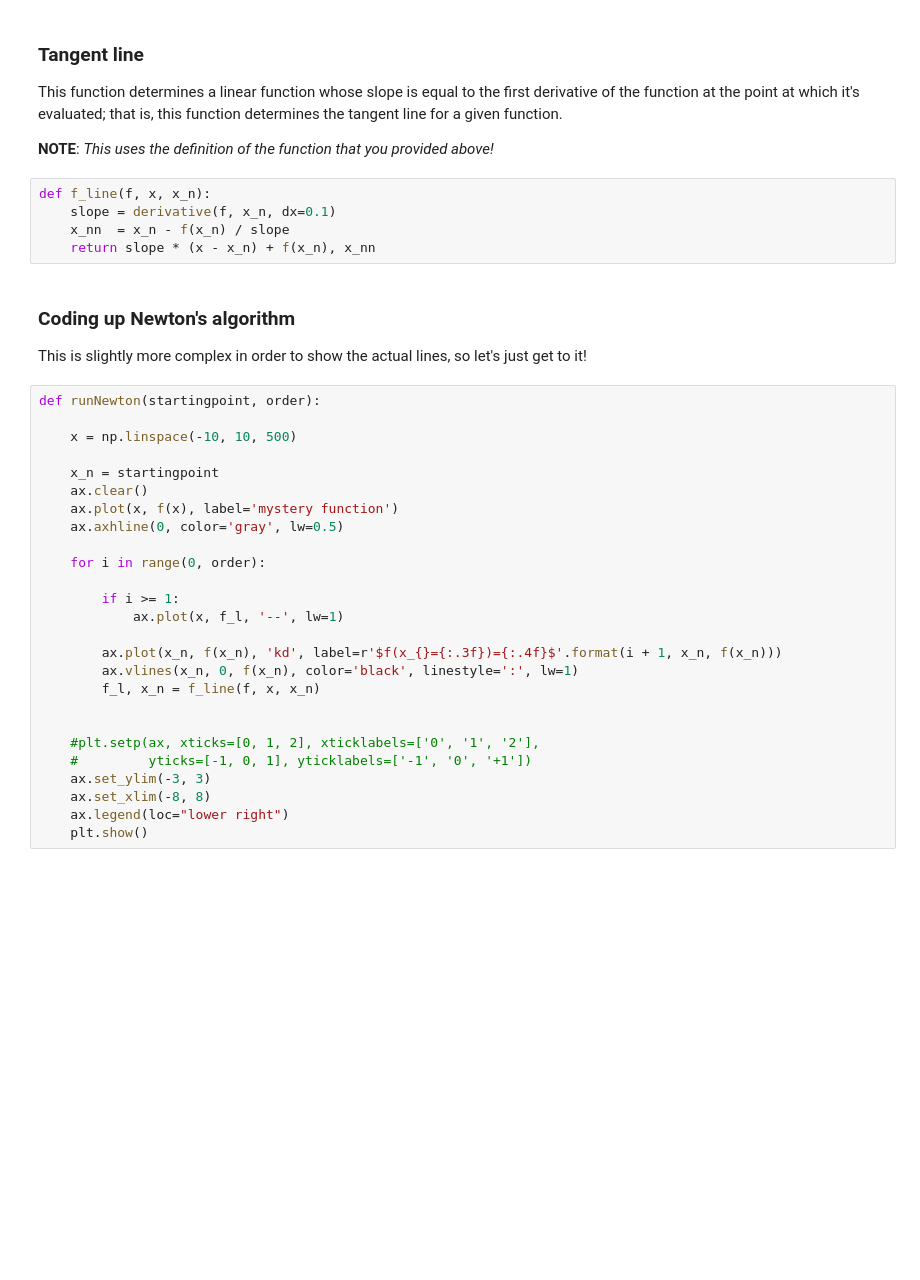
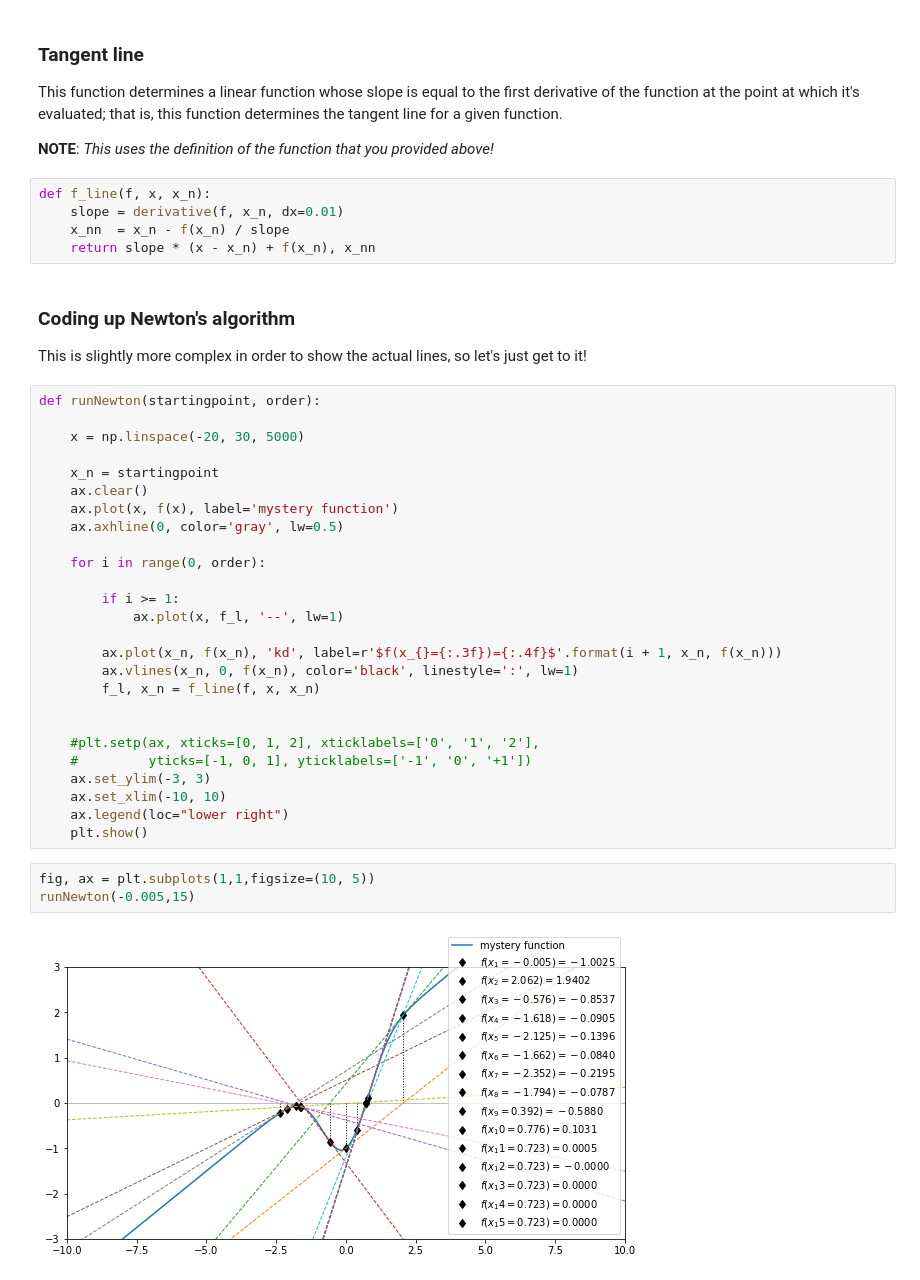
Before and after one commit to UChicagoPhysics/PHYS250, a Jupyter notebook: Examples/BisectionAndNewton.ipynb, the cells around one changed output. Drawn from its saved outputs; the diff is of its cells as text; blank space fills up the shorter version.

```diff
--- a/Examples/BisectionAndNewton.ipynb
+++ b/Examples/BisectionAndNewton.ipynb
@@ -170,7 +171,7 @@ This function determines a linear function whose slope is equal to the first der
 **NOTE**: *This uses the definition of the function that you provided above!*
 # %%
 def f_line(f, x, x_n):
-    slope = derivative(f, x_n, dx=0.1)
+    slope = derivative(f, x_n, dx=0.01)
     x_nn  = x_n - f(x_n) / slope
     return slope * (x - x_n) + f(x_n), x_nn
 # %% [markdown]
@@ -180,7 +181,7 @@ This is slightly more complex in order to show the actual lines, so let's just g
 # %%
 def runNewton(startingpoint, order):
 
-    x = np.linspace(-10, 10, 500)
+    x = np.linspace(-20, 30, 5000)
 
     x_n = startingpoint
     ax.clear()
@@ -200,8 +201,13 @@ def runNewton(startingpoint, order):
     #plt.setp(ax, xticks=[0, 1, 2], xticklabels=['0', '1', '2'],
     #         yticks=[-1, 0, 1], yticklabels=['-1', '0', '+1'])
     ax.set_ylim(-3, 3)
-    ax.set_xlim(-8, 8)
+    ax.set_xlim(-10, 10)
     ax.legend(loc="lower right")
     plt.show()
+# %%
+fig, ax = plt.subplots(1,1,figsize=(10, 5))
+runNewton(-0.005,15)
+# %% [output]
+[figure, added]
 # %%
 fig, ax = plt.subplots(1,1,figsize=(10, 10))
```
Also changed, not shown: parts of 4 cells of this notebook, 2 other files.
